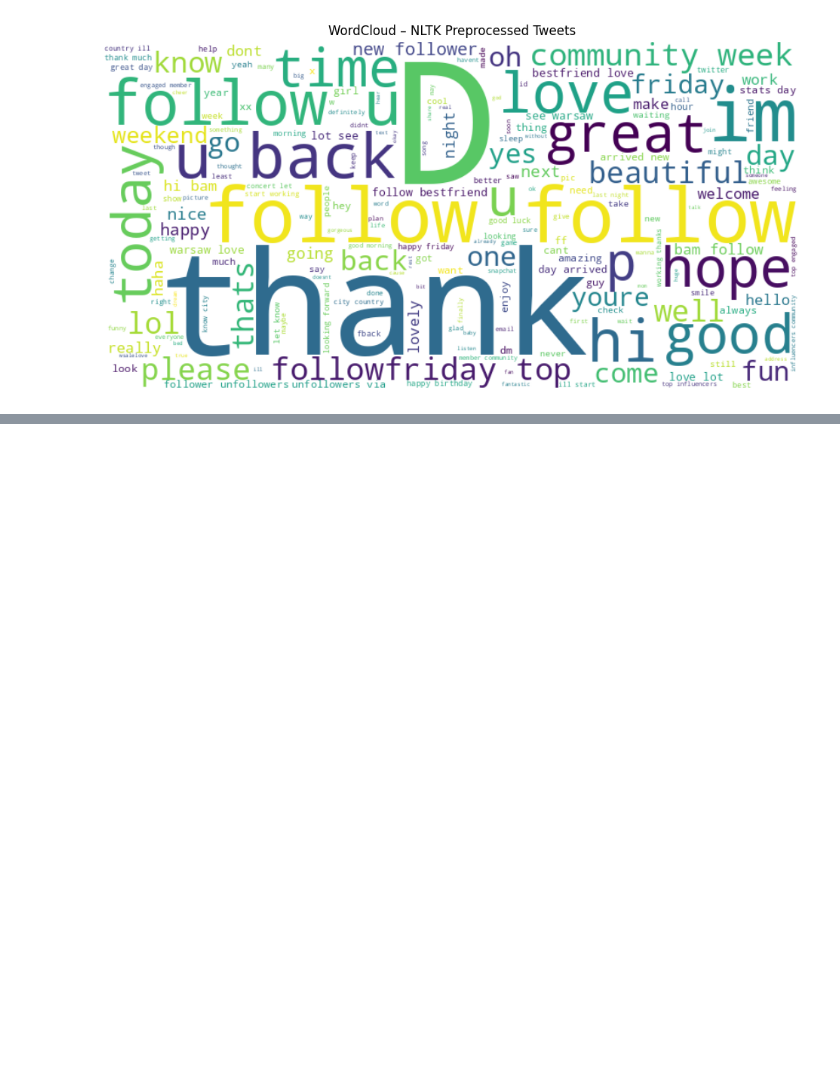
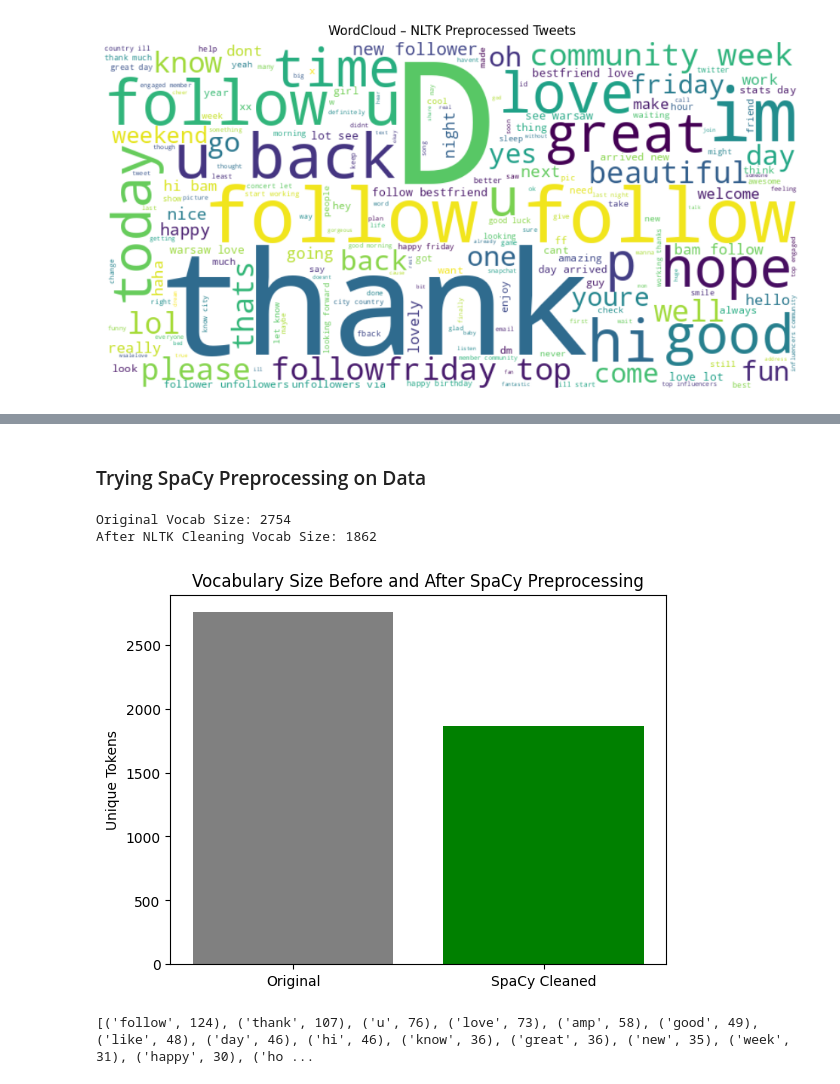
Before and after one commit to TarneemAlaa1/text-preprocessing-nlp, a Jupyter notebook: text-preprocessing-nlp.ipynb, the cells around one changed output, grey strips where cells are left out. Drawn from its saved outputs; the diff is of its cells as text; code cells hidden in the pictures; blank space fills up the shorter version.

Commit message:
SpaCy Preprocessing

```diff
--- a/text-preprocessing-nlp.ipynb
+++ b/text-preprocessing-nlp.ipynb
@@ -351,0 +425,9 @@ plt.show()
+# %%
+# Lemmatization
+tokens_spacy_lemmatized = []
+for token in tokens_spacy_no_punctuation:
+        tokens_spacy_lemmatized.append(token.lemma_)
+
+print()
+print("SpaCy Tokens without Punctuation:\n", [token for token in tokens_spacy_no_punctuation])
+print("Tokens Lemmatized:\n", tokens_spacy_lemmatized)
@@ -351,0 +439,11 @@ plt.show()
+# %%
+# Final Spacy Preprocessing Function
+def preprocess_spacy(text):
+    doc = nlp(text)
+
+    cleaned_tokens_spacy = []
+    for token in doc:
+        if not token.is_stop and not token.is_punct and token.is_alpha:
+            cleaned_tokens_spacy.append(token.lemma_.lower())
+
+    return cleaned_tokens_spacy
@@ -351,0 +471,38 @@ plt.show()
+# %% [markdown]
+### Trying SpaCy Preprocessing on Data
+# %%
+# Cleaning & Preprocessing first 1000 tweets using the spacy preprocessing function
+preprocessed_tweets_spacy = [preprocess_spacy(tweet) for tweet in tweets[:1000]]
+# %%
+# Compare sizes of tokenized before and after preprocessing
+
+# Tokenized tweets with no cleaning
+original_tokens = [token for tweet in tweets[:1000] for token in tokenizer.tokenize(tweet)]
+
+# Preprocessed tweets
+cleaned_tokens = [token for tweet in preprocessed_tweets_spacy for token in tweet]
+
+vocab_original = set(original_tokens)
+vocab_cleaned = set(cleaned_tokens)
+
+print("Original Vocab Size:", len(vocab_original))
+print("After NLTK Cleaning Vocab Size:", len(vocab_cleaned))
+# %% [output]
+Original Vocab Size: 2754
+After NLTK Cleaning Vocab Size: 1862
+# %%
+labels = ['Original', 'SpaCy Cleaned']
+sizes = [len(vocab_original), len(vocab_cleaned)]
+
+plt.bar(labels, sizes, color=['gray', 'green'])
+plt.title('Vocabulary Size Before and After SpaCy Preprocessing')
+plt.ylabel('Unique Tokens')
+plt.show()
+# %% [output]
+[figure, added]
+# %%
+# Top 20 tokens after nltk preprocessing
+token_freq_spacy_cleaned = Counter(cleaned_tokens)
+print(token_freq_spacy_cleaned.most_common(20))
+# %% [output]
+[('follow', 124), ('thank', 107), ('u', 76), ('love', 73), ('amp', 58), ('good', 49), ('like', 48), ('day', 46), ('hi', 46), ('know', 36), ('great', 36), ('new', 35), ('week', 31), ('happy', 30), ('ho ...
```
Also changed, not shown: parts of 9 cells of this notebook.
